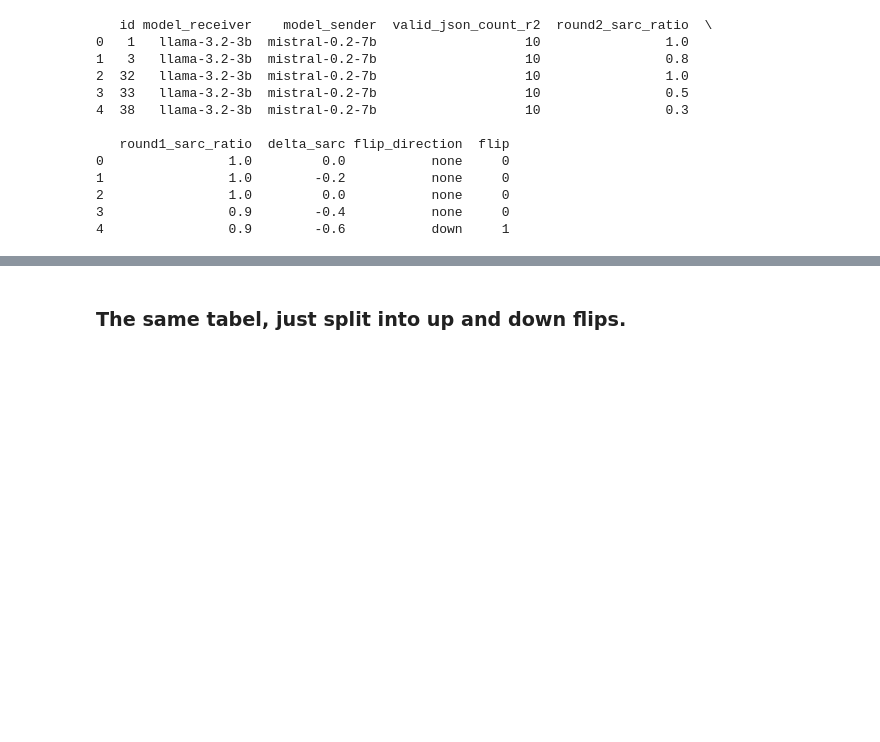
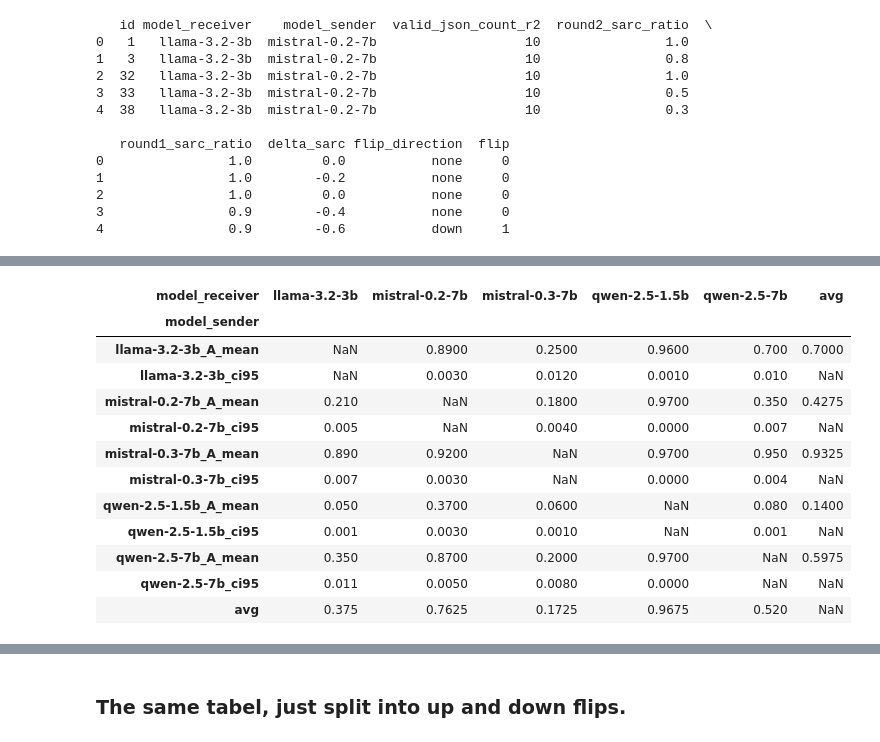
Before and after one commit to mariehaahr/mas, a Jupyter notebook: analysis.ipynb, the cells around one changed output, grey strips where cells are left out. Drawn from its saved outputs; the diff is of its cells as text; code cells hidden in the pictures; blank space fills up the shorter version.

```diff
--- a/analysis.ipynb
+++ b/analysis.ipynb
@@ -141,5 +142,3 @@ print(results.head())
 2                1.0         0.0           none     0
 3                0.9        -0.4           none     0
 4                0.9        -0.6           down     1
-# %%
-df, table = make_delta_table(results)
@@ -165,0 +343,18 @@ sender_marg & 0.917 ± 0.001 & 0.724 ± 0.002 & 0.964 ± 0.001 & 0.133 ± 0.001
+# %%
+df_table = make_delta_table(results)
+# %%
+df_table
+# %% [output]
+| model_receiver | llama-3.2-3b | mistral-0.2-7b | mistral-0.3-7b | qwen-2.5-1.5b | qwen-2.5-7b | avg |
+| model_sender |  |  |  |  |  |  |
+| llama-3.2-3b_A_mean | NaN | 0.8900 | 0.2500 | 0.9600 | 0.700 | 0.7000 |
+| llama-3.2-3b_ci95 | NaN | 0.0030 | 0.0120 | 0.0010 | 0.010 | NaN |
+| mistral-0.2-7b_A_mean | 0.210 | NaN | 0.1800 | 0.9700 | 0.350 | 0.4275 |
+| mistral-0.2-7b_ci95 | 0.005 | NaN | 0.0040 | 0.0000 | 0.007 | NaN |
+| mistral-0.3-7b_A_mean | 0.890 | 0.9200 | NaN | 0.9700 | 0.950 | 0.9325 |
+| mistral-0.3-7b_ci95 | 0.007 | 0.0030 | NaN | 0.0000 | 0.004 | NaN |
+| qwen-2.5-1.5b_A_mean | 0.050 | 0.3700 | 0.0600 | NaN | 0.080 | 0.1400 |
+| qwen-2.5-1.5b_ci95 | 0.001 | 0.0030 | 0.0010 | NaN | 0.001 | NaN |
+| qwen-2.5-7b_A_mean | 0.350 | 0.8700 | 0.2000 | 0.9700 | NaN | 0.5975 |
+| qwen-2.5-7b_ci95 | 0.011 | 0.0050 | 0.0080 | 0.0000 | NaN | NaN |
+| avg | 0.375 | 0.7625 | 0.1725 | 0.9675 | 0.520 | NaN |
```
Also changed, not shown: parts of 21 cells of this notebook, 1 other file.
